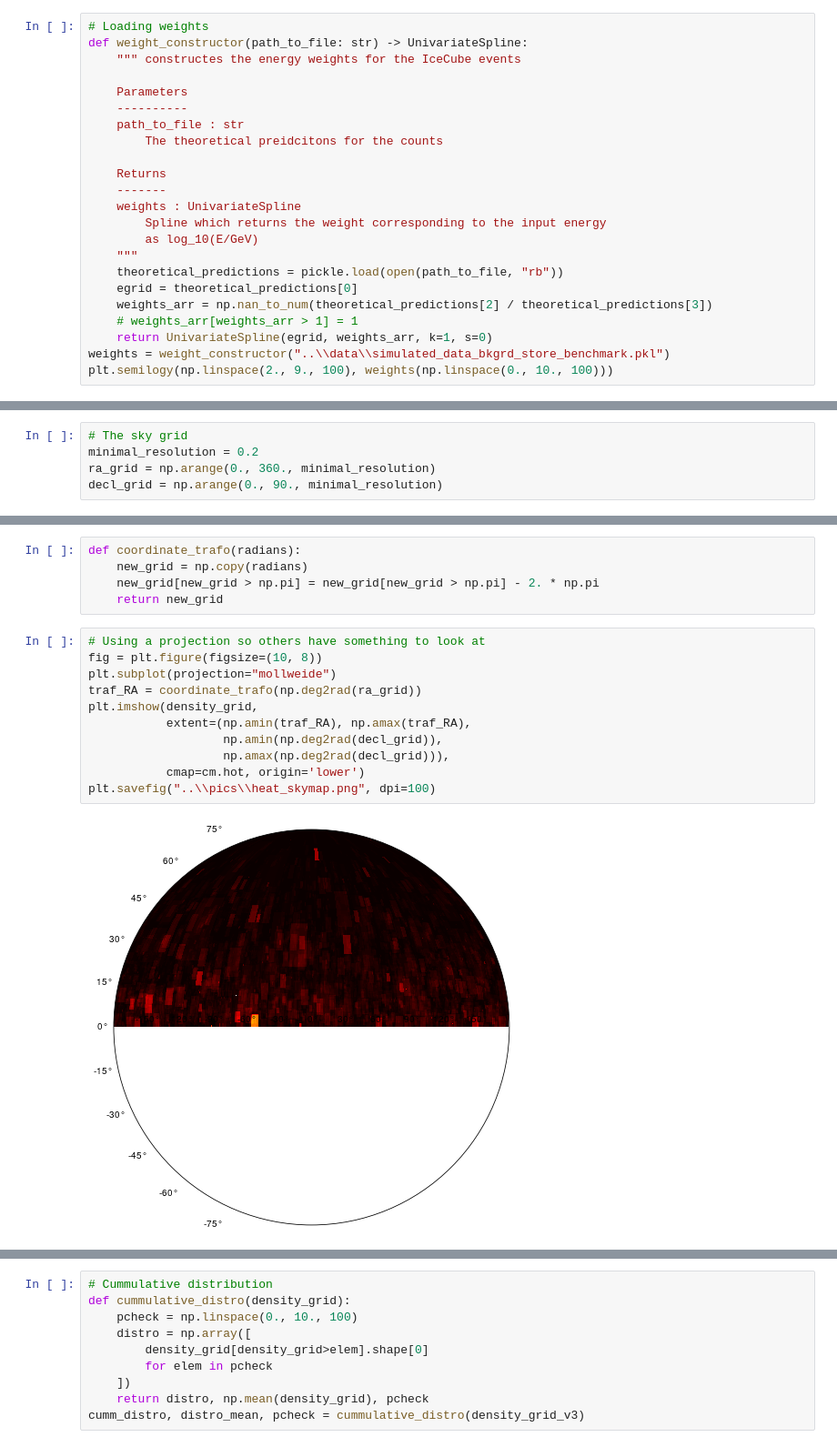
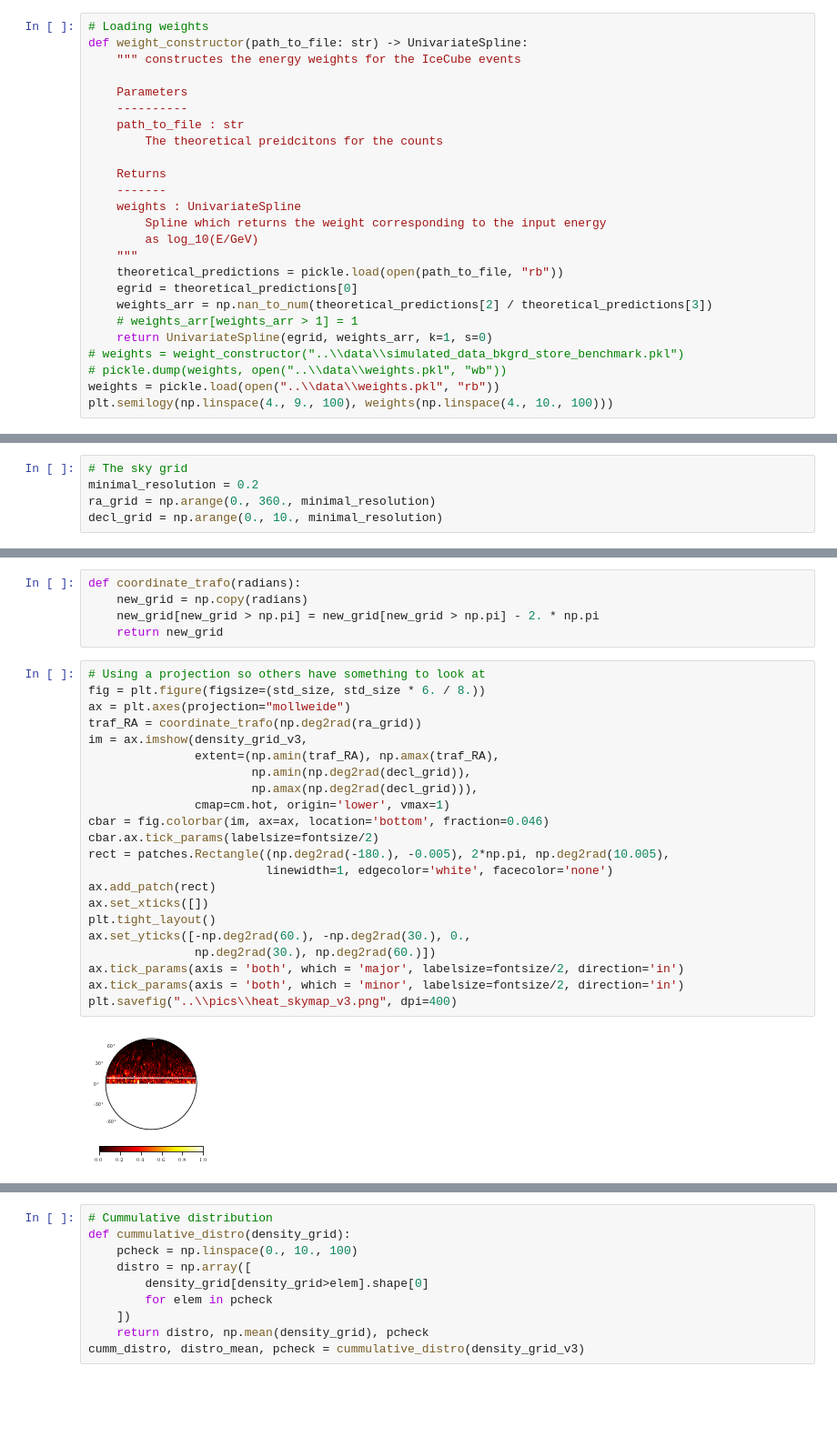
Before and after one commit to MeighenBergerS/dmpoint, a Jupyter notebook: notebooks/sky_hotspots_density.ipynb, the cells around one changed output, grey strips where cells are left out. Shown: that part at 91% size. Cells and saved outputs as stored; diff of their text form; blank space fills up the shorter version.

```diff
--- a/notebooks/sky_hotspots_density.ipynb
+++ b/notebooks/sky_hotspots_density.ipynb
@@ -97,7 +97,9 @@ def weight_constructor(path_to_file: str) -> UnivariateSpline:
     weights_arr = np.nan_to_num(theoretical_predictions[2] / theoretical_predictions[3])
     # weights_arr[weights_arr > 1] = 1
     return UnivariateSpline(egrid, weights_arr, k=1, s=0)
-weights = weight_constructor("..\\data\\simulated_data_bkgrd_store_benchmark.pkl")
-plt.semilogy(np.linspace(2., 9., 100), weights(np.linspace(0., 10., 100)))
+# weights = weight_constructor("..\\data\\simulated_data_bkgrd_store_benchmark.pkl")
+# pickle.dump(weights, open("..\\data\\weights.pkl", "wb"))
+weights = pickle.load(open("..\\data\\weights.pkl", "rb"))
+plt.semilogy(np.linspace(4., 9., 100), weights(np.linspace(4., 10., 100)))
 # %% [output]
 [<matplotlib.lines.Line2D at 0x...>]
@@ -141,4 +143,4 @@ plt.scatter(weighted_data[:, 0], weighted_data[:, 1], s=0.5, alpha=weighted_data
 # The sky grid
 minimal_resolution = 0.2
 ra_grid = np.arange(0., 360., minimal_resolution)
-decl_grid = np.arange(0., 90., minimal_resolution)
+decl_grid = np.arange(0., 10., minimal_resolution)
@@ -247,14 +210,25 @@ def coordinate_trafo(radians):
     return new_grid
 # %%
 # Using a projection so others have something to look at
-fig = plt.figure(figsize=(10, 8))
-plt.subplot(projection="mollweide")
+fig = plt.figure(figsize=(std_size, std_size * 6. / 8.))
+ax = plt.axes(projection="mollweide")
 traf_RA = coordinate_trafo(np.deg2rad(ra_grid))
-plt.imshow(density_grid,
-           extent=(np.amin(traf_RA), np.amax(traf_RA),
-                   np.amin(np.deg2rad(decl_grid)),
-                   np.amax(np.deg2rad(decl_grid))),
-           cmap=cm.hot, origin='lower')
-plt.savefig("..\\pics\\heat_skymap.png", dpi=100)
+im = ax.imshow(density_grid_v3,
+               extent=(np.amin(traf_RA), np.amax(traf_RA),
+                       np.amin(np.deg2rad(decl_grid)),
+                       np.amax(np.deg2rad(decl_grid))),
+               cmap=cm.hot, origin='lower', vmax=1)
+cbar = fig.colorbar(im, ax=ax, location='bottom', fraction=0.046)
+cbar.ax.tick_params(labelsize=fontsize/2)
+rect = patches.Rectangle((np.deg2rad(-180.), -0.005), 2*np.pi, np.deg2rad(10.005),
+                         linewidth=1, edgecolor='white', facecolor='none')
+ax.add_patch(rect)
+ax.set_xticks([])
+plt.tight_layout()
+ax.set_yticks([-np.deg2rad(60.), -np.deg2rad(30.), 0.,
+               np.deg2rad(30.), np.deg2rad(60.)])
+ax.tick_params(axis = 'both', which = 'major', labelsize=fontsize/2, direction='in')
+ax.tick_params(axis = 'both', which = 'minor', labelsize=fontsize/2, direction='in')
+plt.savefig("..\\pics\\heat_skymap_v3.png", dpi=400)
 # %% [output]
-[figure, old version]
+[figure, new version]
```
Also changed, not shown: parts of 10 cells of this notebook, 15 other files.
